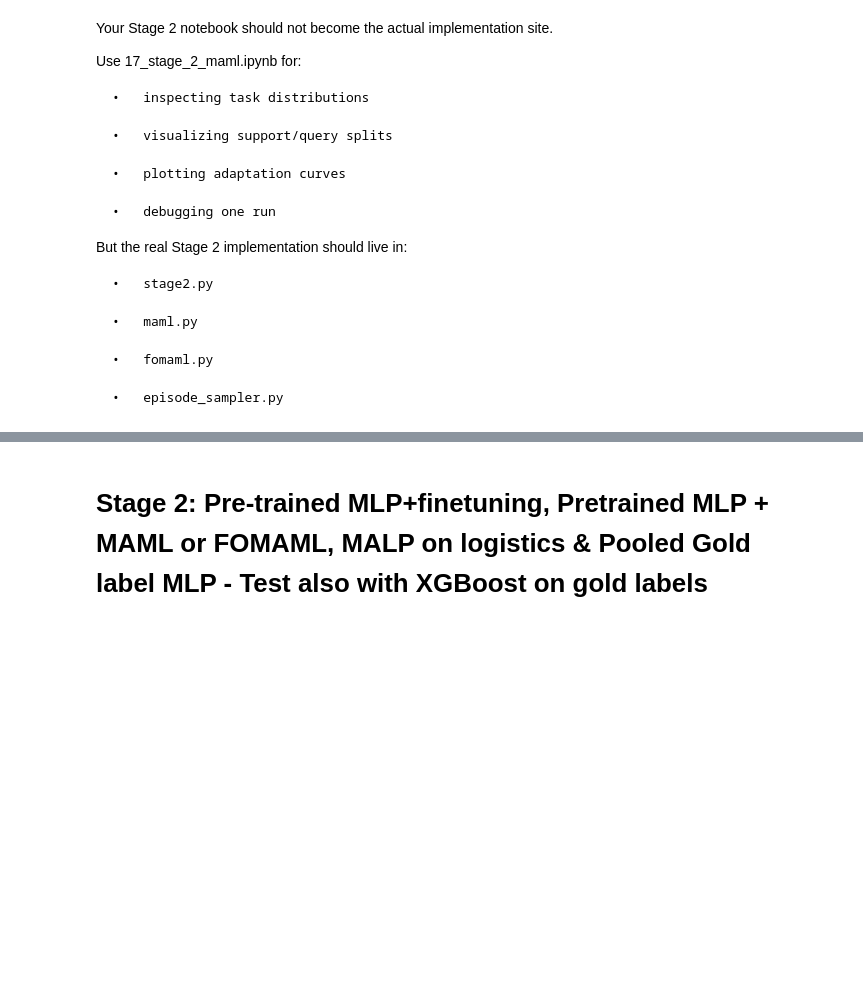
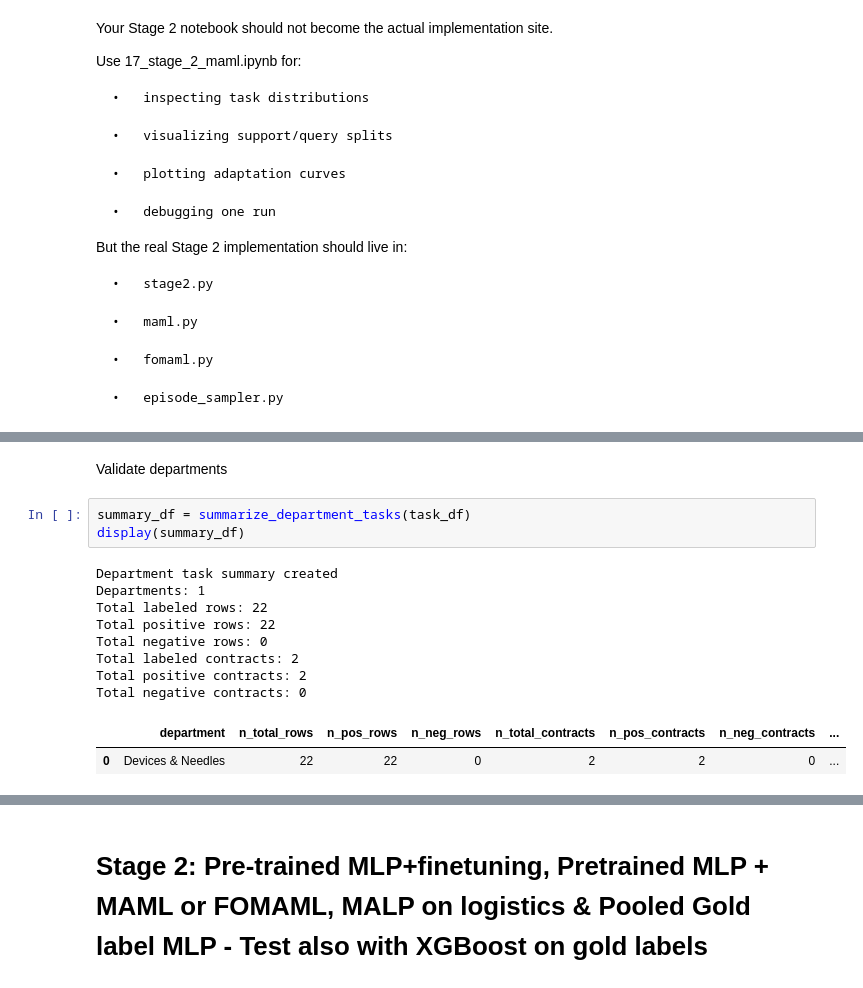
Before and after one commit to ThomasRoennebek/Signal_Fusion_with_Meta-learners-, a Jupyter notebook: notebooks/17_stage_2_maml.ipynb, the cells around one changed output, grey strips where cells are left out. Cells and saved outputs as stored; diff of their text form; blank space fills up the shorter version.

```diff
--- a/notebooks/17_stage_2_maml.ipynb
+++ b/notebooks/17_stage_2_maml.ipynb
@@ -22,0 +106,16 @@ But the real Stage 2 implementation should live in:
+# %% [markdown]
+Validate departments
+# %%
+summary_df = summarize_department_tasks(task_df)
+display(summary_df)
+# %% [output]
+Department task summary created
+Departments: 1
+Total labeled rows: 22
+Total positive rows: 22
+Total negative rows: 0
+Total labeled contracts: 2
+Total positive contracts: 2
+Total negative contracts: 0
+|  | department | n_total_rows | n_pos_rows | n_neg_rows | n_total_contracts | n_pos_contracts | n_neg_contracts | ... |
+| 0 | Devices & Needles | 22 | 22 | 0 | 2 | 2 | 0 | ... |
```
Also changed, not shown: parts of 31 cells of this notebook, 8 other files.
